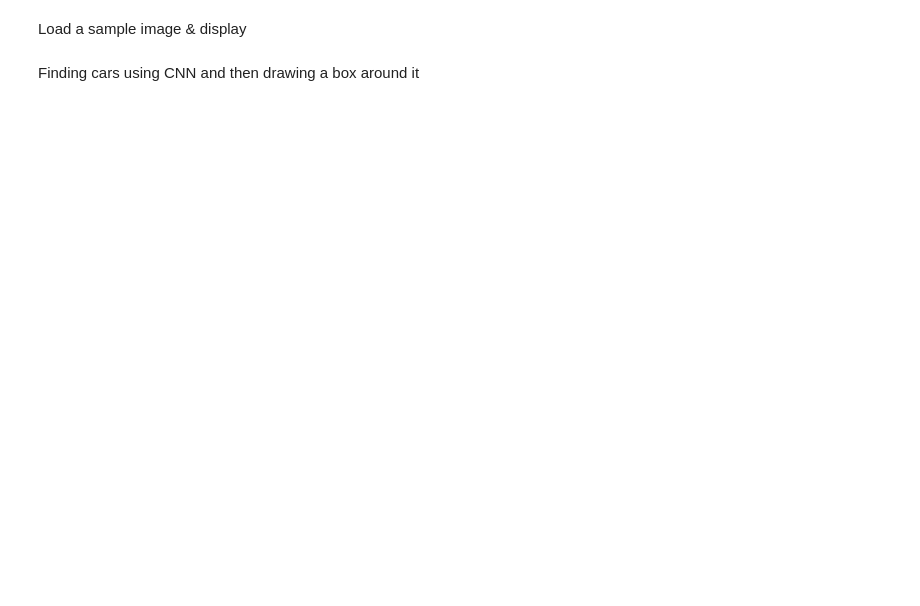
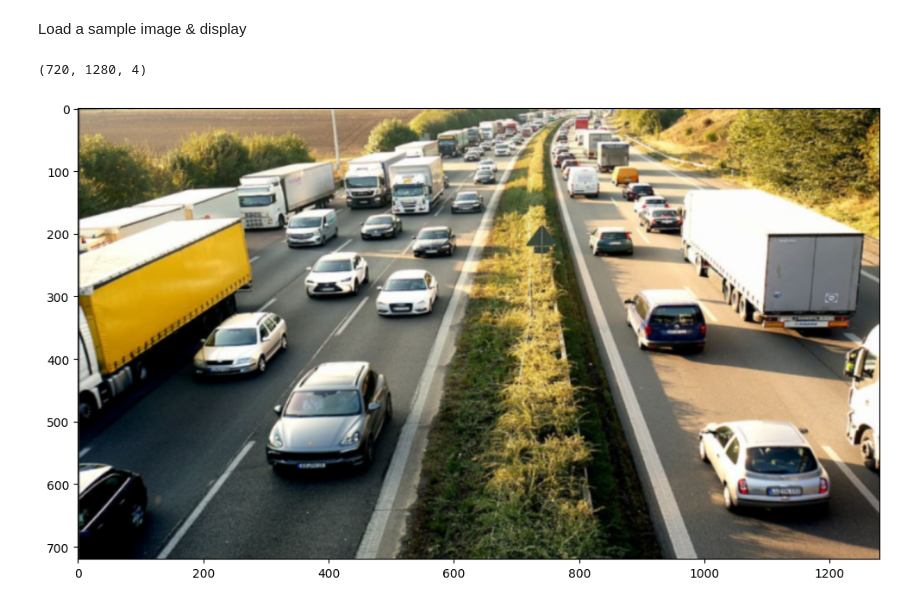
Before and after one commit to yashogale30/Xcelerate, a Jupyter notebook: Lane and car detection project/xcelerate.ipynb, the cells around one changed output. Saved outputs shown, nothing was run; the diff lists cells and outputs as text; code cells hidden in the pictures; blank space fills up the shorter version.

```diff
--- a/Lane and car detection project/xcelerate.ipynb
+++ b/Lane and car detection project/xcelerate.ipynb
@@ -201,2 +243,17 @@ plt.imshow(img)
-# %% [markdown]
-Finding cars using CNN and then drawing a box around it
+# %%
+# img = skimage.io.imread('')
+# fig = plt.figure(figsize=(12,20))
+# plt.imshow(img)
+
+
+
+# Load a specific sample image
+img = skimage.io.imread('/content/drive/MyDrive/Xcelerate/image.png')
+img = skimage.transform.resize(img, (720, 1280), anti_aliasing=True)
+# Display it
+fig = plt.figure(figsize=(12,20))
+plt.imshow(img)
+print(img.shape)
+# %% [output]
+(720, 1280, 4)
+[figure, added]
```
Also changed, not shown: parts of 23 cells of this notebook.
